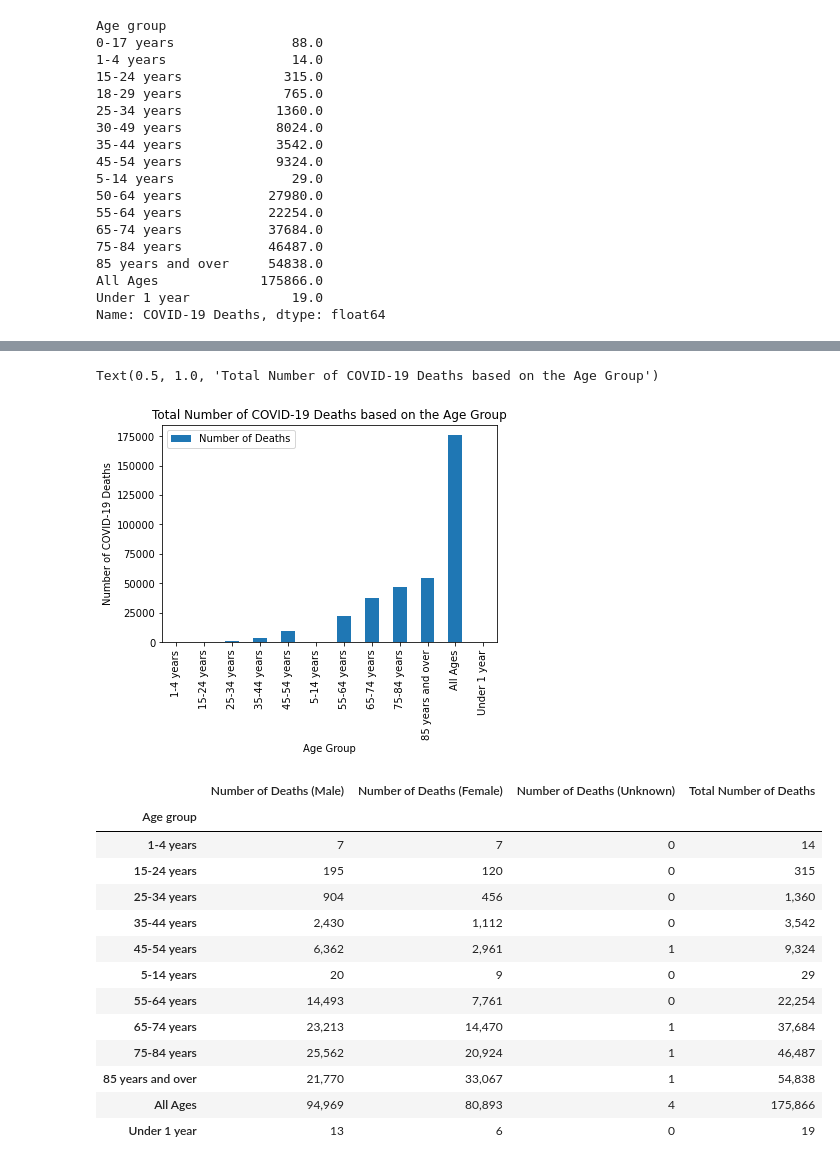
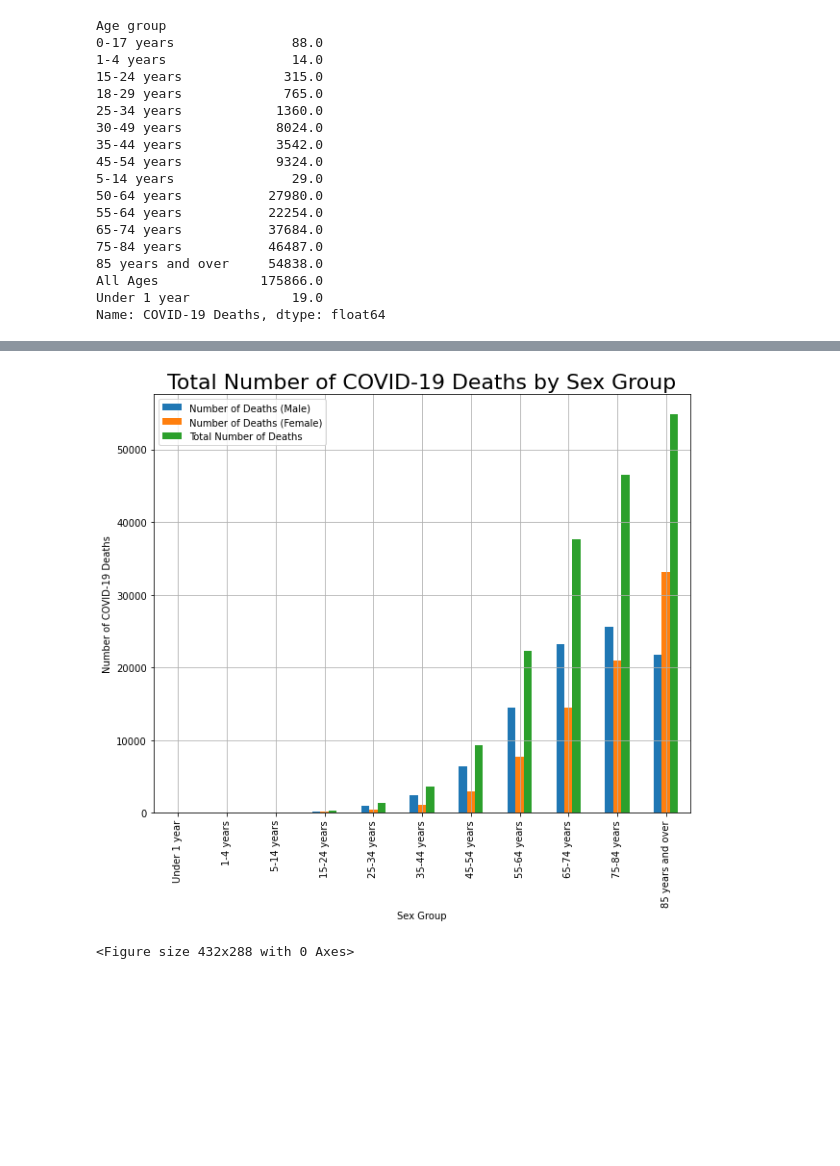
Before and after one commit to gelopez21/ProjectOne, a Jupyter notebook: Project One - Data Cleansing.ipynb, the cells around one changed output, grey strips where cells are left out. Drawn from its saved outputs; the diff is of its cells as text; code cells hidden in the pictures; blank space fills up the shorter version.

```diff
--- a/Project One - Data Cleansing.ipynb
+++ b/Project One - Data Cleansing.ipynb
@@ -148,0 +183,23 @@ death_by_age2.style.format({"Number of Deaths":"{:,.0f}"})
+# %%
+df_US_male = df_US[df_US["Sex"] == "Male"]
+df_US_female = df_US[df_US["Sex"] == "Female"]
+#df_US_unknown = df_US[df_US["Sex"] == "Unknown"]
+
+death_counts_male = df_US_male.groupby("Age group")["COVID-19 Deaths"].sum()
+death_counts_female = df_US_female.groupby("Age group")["COVID-19 Deaths"].sum()
+#death_counts_unknown = df_US_unknown.groupby("Age group")["COVID-19 Deaths"].sum()
+
+death_by_sex = pd.DataFrame({"Number of Deaths (Male)": death_counts_male,
+                             "Number of Deaths (Female)": death_counts_female,
+                             "Total Number of Deaths": death_counts})
+
+#dropping a few overlap age_group columns
+death_by_sex2 = death_by_sex.drop(["0-17 years", "18-29 years", "30-49 years", "50-64 years", "All Ages"])
+
+death_by_sex2["age_index"] = "b", "d", "e", "f", "g", "c", "h", "i", "j", "k", "a"
+
+death_by_sex3 = death_by_sex2.sort_values(by=["age_index"])
+
+death_by_sex3.style.format({"Number of Deaths (Male)":"{:,.0f}",
+                           "Number of Deaths (Female)":"{:,.0f}",
+                           "Total Number of Deaths":"{:,.0f}"})
@@ -149,44 +236,16 @@ death_by_age2.style.format({"Number of Deaths":"{:,.0f}"})
 # %%
-death_by_age2.plot(kind="bar")
-plt.xlabel("Age Group")
+death_by_sex3.plot(kind="bar", figsize=(10,8))
+
+plt.xlabel("Sex Group")
 plt.ylabel("Number of COVID-19 Deaths")
-plt.title("Total Number of COVID-19 Deaths based on the Age Group")
+
+
+plt.title("Total Number of COVID-19 Deaths by Sex Group", fontsize=22)
+
+plt.grid(True)
+plt.show(block=True)
+plt.show
+plt.tight_layout()
 # %% [output]
+[figure, new version]
-Text(0.5, 1.0, 'Total Number of COVID-19 Deaths based on the Age Group')
+<Figure size 432x288 with 0 Axes>
-[figure, old version]
-# %%
-df_US_male = df_US[df_US["Sex"] == "Male"]
-df_US_female = df_US[df_US["Sex"] == "Female"]
-df_US_unknown = df_US[df_US["Sex"] == "Unknown"]
-
-death_counts_male = df_US_male.groupby("Age group")["COVID-19 Deaths"].sum()
-death_counts_female = df_US_female.groupby("Age group")["COVID-19 Deaths"].sum()
-death_counts_unknown = df_US_unknown.groupby("Age group")["COVID-19 Deaths"].sum()
-
-death_by_sex = pd.DataFrame({"Number of Deaths (Male)": death_counts_male,
-                             "Number of Deaths (Female)": death_counts_female,
-                             "Number of Deaths (Unknown)": death_counts_unknown,
-                             "Total Number of Deaths": death_counts})
-
-#dropping a few overlap age_group columns
-death_by_sex2 = death_by_sex.drop(["0-17 years", "18-29 years", "30-49 years", "50-64 years"])
-
-death_by_sex2.style.format({"Number of Deaths (Male)":"{:,.0f}",
-                           "Number of Deaths (Female)":"{:,.0f}",
-                           "Number of Deaths (Unknown)":"{:,.0f}",
-                           "Total Number of Deaths":"{:,.0f}"})
-# %% [output]
-|  | Number of Deaths (Male) | Number of Deaths (Female) | Number of Deaths (Unknown) | Total Number of Deaths |
-| Age group |  |  |  |  |
-| 1-4 years | 7 | 7 | 0 | 14 |
-| 15-24 years | 195 | 120 | 0 | 315 |
-| 25-34 years | 904 | 456 | 0 | 1,360 |
-| 35-44 years | 2,430 | 1,112 | 0 | 3,542 |
-| 45-54 years | 6,362 | 2,961 | 1 | 9,324 |
-| 5-14 years | 20 | 9 | 0 | 29 |
-| 55-64 years | 14,493 | 7,761 | 0 | 22,254 |
-| 65-74 years | 23,213 | 14,470 | 1 | 37,684 |
-| 75-84 years | 25,562 | 20,924 | 1 | 46,487 |
-| 85 years and over | 21,770 | 33,067 | 1 | 54,838 |
-| All Ages | 94,969 | 80,893 | 4 | 175,866 |
-| Under 1 year | 13 | 6 | 0 | 19 |
```
Also changed, not shown: parts of 7 cells of this notebook.
